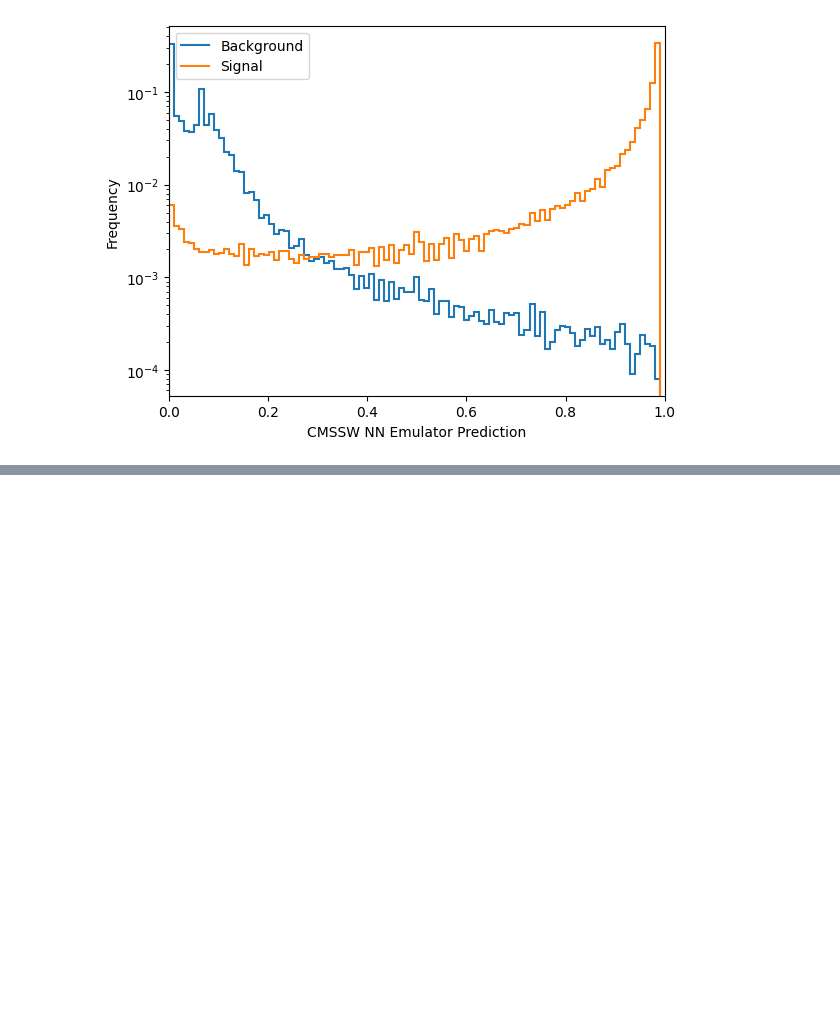
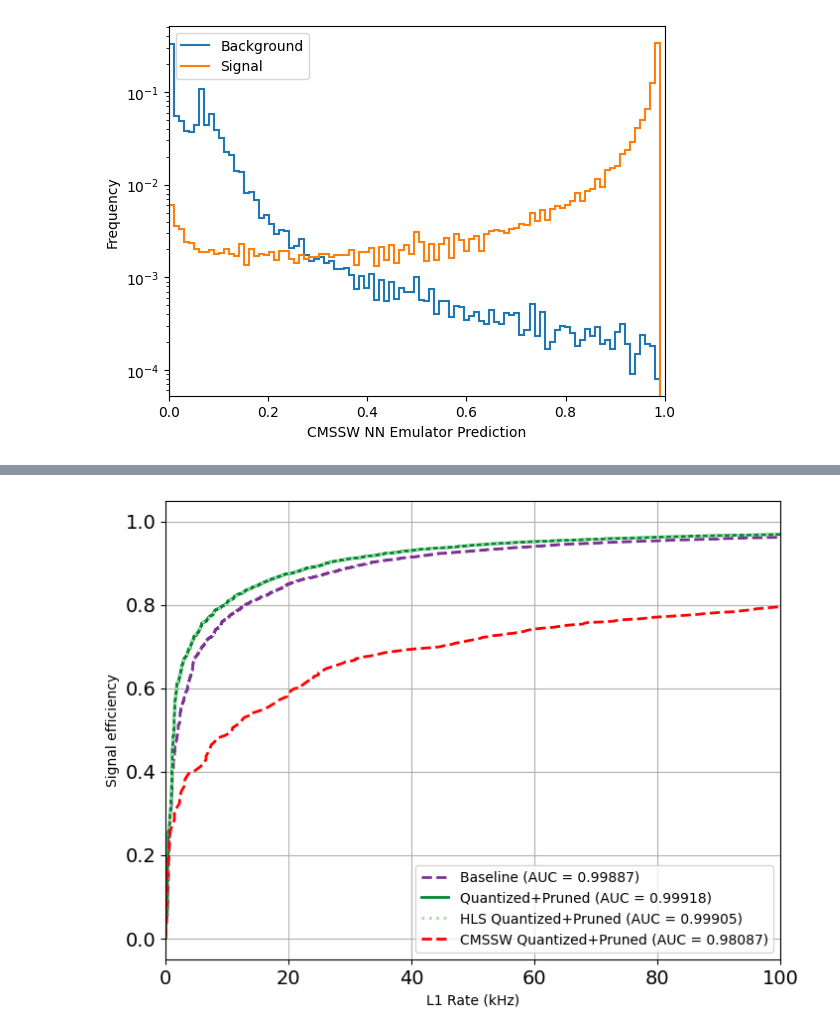
Before and after one commit to jet-tagging-ml-at-l1/cms_mlatl1t_tutorial, a Jupyter notebook: solutions/part3.ipynb, the cells around one changed output, grey strips where cells are left out. Drawn from its saved outputs; the diff is of its cells as text; code cells hidden in the pictures; blank space fills up the shorter version.

```diff
--- a/solutions/part3.ipynb
+++ b/solutions/part3.ipynb
@@ -141,3 +141,61 @@ plt.ylabel('Frequency')
 # %% [output]
 Text(0, 0.5, 'Frequency')
 [figure]
+# %%
+y_pred_hls    = np.load(d+'/part2/y_pred_hls.npy')
+y_pred_qkeras = np.load(d+'/part2/y_pred_qkeras.npy')
+y_pred_float  = np.load(d+'/part2/y_pred_float.npy')
+y_test        = np.load(d+'/part2/y_test.npy')
+
+y_pred_cmssw = np.concatenate((y_sig_cmssw, y_bkg_cmssw))
+
+ones_array = np.ones_like(y_sig_cmssw)
+zeros_array = np.zeros_like(y_bkg_cmssw)
+y_test_cmssw = np.concatenate((ones_array, zeros_array))
+
+# Lets plot it!
+
+from sklearn.metrics import roc_curve, roc_auc_score
+
+def totalMinBiasRate():
+
+    LHCfreq = 11245.6
+    nCollBunch = 2544
+
+    return LHCfreq * nCollBunch / 1e3 # in kHz
+
+
+fpr, tpr, thr = roc_curve(y_test, y_pred_float, pos_label=None, sample_weight=None, drop_intermediate=True)
+roc_auc = roc_auc_score(y_test, y_pred_float)
+
+hlsfpr, hlstpr, hlsthr = roc_curve(y_test, y_pred_hls, pos_label=1, sample_weight=None, drop_intermediate=True)
+hlsroc_auc = roc_auc_score(y_test, y_pred_hls)
+
+qfpr, qtpr, qthr = roc_curve(y_test, y_pred_qkeras, pos_label=None, sample_weight=None, drop_intermediate=True)
+qroc_auc = roc_auc_score(y_test, y_pred_qkeras)
+
+cmsswfpr, cmsswtpr, cmsswthr = roc_curve(y_test_cmssw, y_pred_cmssw, pos_label=None, sample_weight=None, drop_intermediate=True)
+cmsswroc_auc = roc_auc_score(y_test_cmssw, y_pred_cmssw)
+
+
+fpr *= totalMinBiasRate()
+qfpr *= totalMinBiasRate()
+hlsfpr *= totalMinBiasRate()
+cmsswfpr *= totalMinBiasRate()
+
+f, ax  = plt.subplots(figsize=(8,6))
+# plt.plot([0, 1], [0, 1], color='navy', lw=1, linestyle='--')
+ax.tick_params(axis='both', which='major', labelsize=14)
+ax.tick_params(axis='both', which='minor', labelsize=14)
+ax.set_xlim(0,100)
+
+ax.plot(fpr, tpr, color='#7b3294', lw=2, ls='dashed', label=f'Baseline (AUC = {roc_auc:.5f})')
+ax.plot(qfpr, qtpr, color='#008837', lw=2, label=f'Quantized+Pruned (AUC = {qroc_auc:.5f})')
+ax.plot(hlsfpr, hlstpr, color='#a6dba0', lw=2, ls='dotted', label=f'HLS Quantized+Pruned (AUC = {hlsroc_auc:.5f})')
+ax.plot(cmsswfpr, cmsswtpr, color='red', lw=2, ls='dashed', label=f'CMSSW Quantized+Pruned (AUC = {cmsswroc_auc:.5f})')
+ax.set_xlabel('L1 Rate (kHz)')
+ax.set_ylabel('Signal efficiency')
+ax.legend(loc="lower right")
+ax.grid(True)
+plt
+# %% [output]
@@ -143,0 +203 @@ Text(0, 0.5, 'Frequency')
+[figure, added]
```
Also changed, not shown: parts of 1 cell of this notebook, 1 other file.
